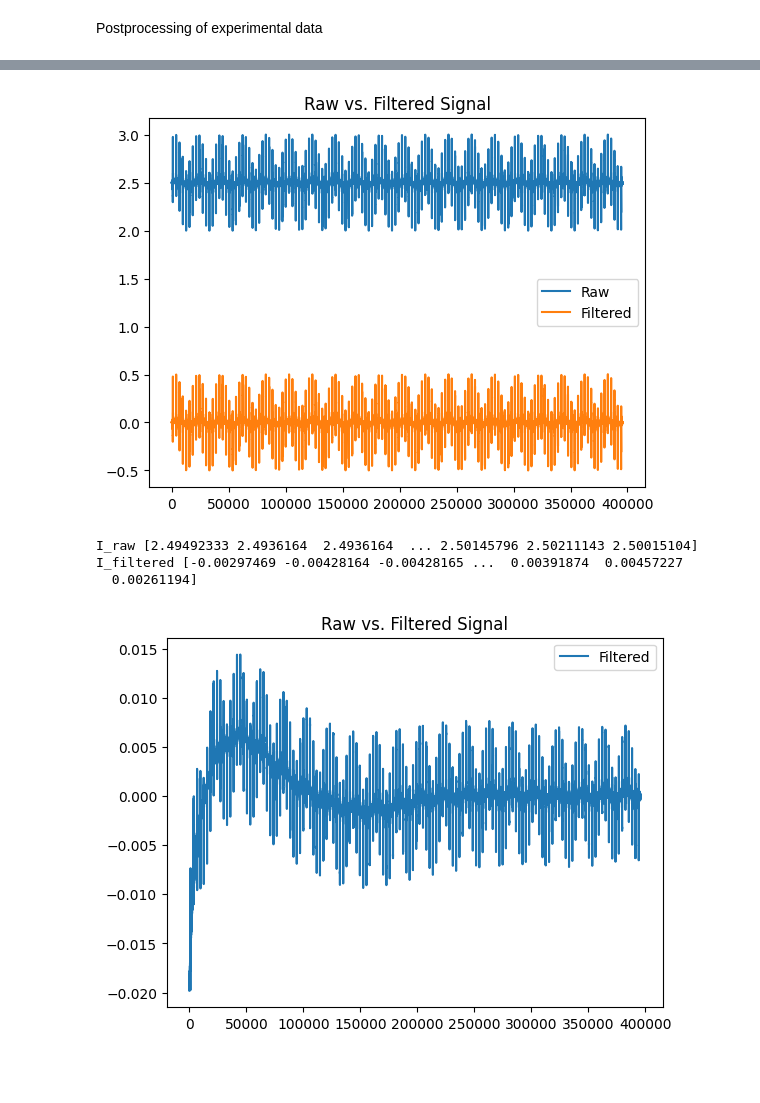
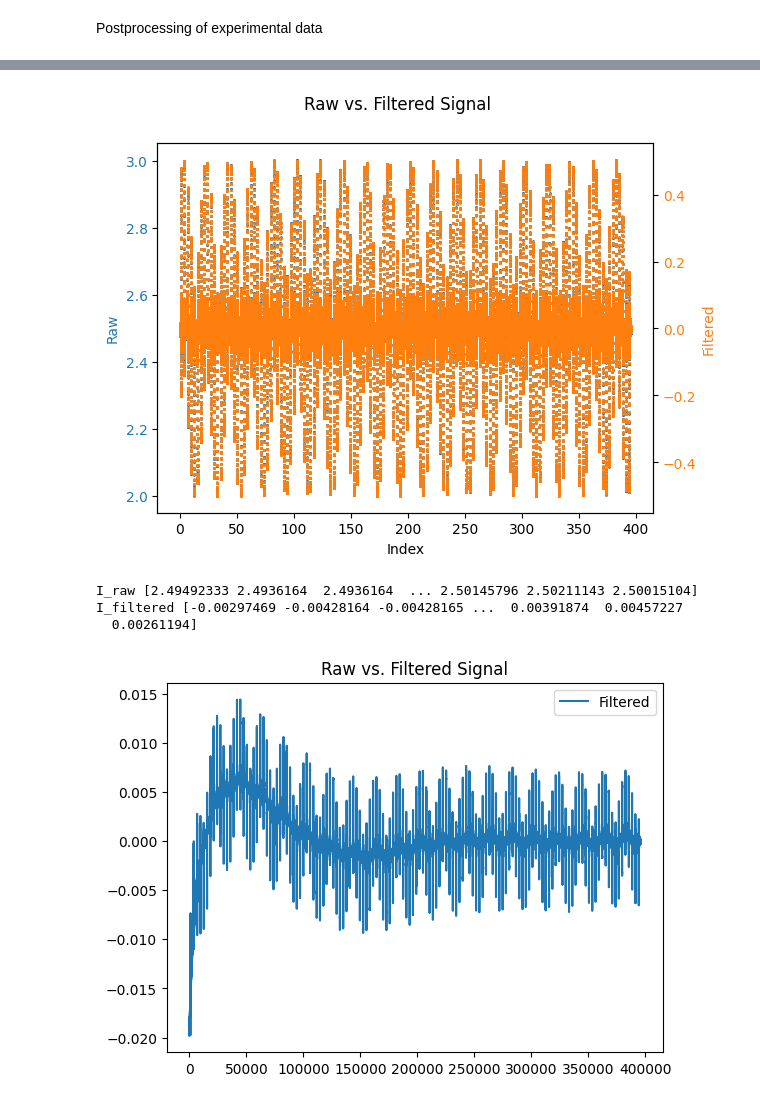
Before and after one commit to LkBong/BaSyTec-CCSM, a Jupyter notebook: CCSM_postprocessing_lowres.ipynb, the cells around one changed output, grey strips where cells are left out. Saved outputs shown, nothing was run; the diff lists cells and outputs as text; code cells hidden in the pictures; blank space fills up the shorter version.

```diff
--- a/CCSM_postprocessing_lowres.ipynb
+++ b/CCSM_postprocessing_lowres.ipynb
@@ -179,19 +270,34 @@ U_fft_values (imaginary part): [ 0.00000000e+00  3.58386803e+01 -8.36497852e+00
 # %%
 '''
-    Debugging code:
+    Dmonstration of the DC filter
     shows how the raw and filtered signals look like; the high pass filter filters out the DC bias.
+    uhh this doesn't work, whatever
 '''
 
-plt.figure()
-plt.plot(I_raw, label='Raw')
-plt.plot(I_filtered, label='Filtered')
-plt.legend()
-plt.title('Raw vs. Filtered Signal')
+fig, ax1 = plt.subplots()
+
+# Plot I_raw on left y-axis
+color = 'tab:blue'
+ax1.set_xlabel('Index')
+ax1.set_ylabel('Raw', color=color)
+ax1.scatter(t[:len(I_raw)], I_raw, color=color, label='Raw', s=1)
+ax1.tick_params(axis='y', labelcolor=color)
+
+# Create second y-axis
+ax2 = ax1.twinx()
+color = 'tab:orange'
+ax2.set_ylabel('Filtered', color=color)
+ax2.scatter(t[:len(I_filtered)], I_filtered, color=color, label='Filtered', s=1)
+ax2.tick_params(axis='y', labelcolor=color)
+
+fig.suptitle('Raw vs. Filtered Signal')
+
 plt.show()
+
 print("I_raw", I_raw)
 print("I_filtered", I_filtered)
 # %% [output]
-[figure, old version]
+[figure, new version]
 I_raw [2.49492333 2.4936164  2.4936164  ... 2.50145796 2.50211143 2.50015104]
 I_filtered [-0.00297469 -0.00428164 -0.00428165 ...  0.00391874  0.00457227
   0.00261194]
```
Also changed, not shown: parts of 8 cells of this notebook, 4 other files.
